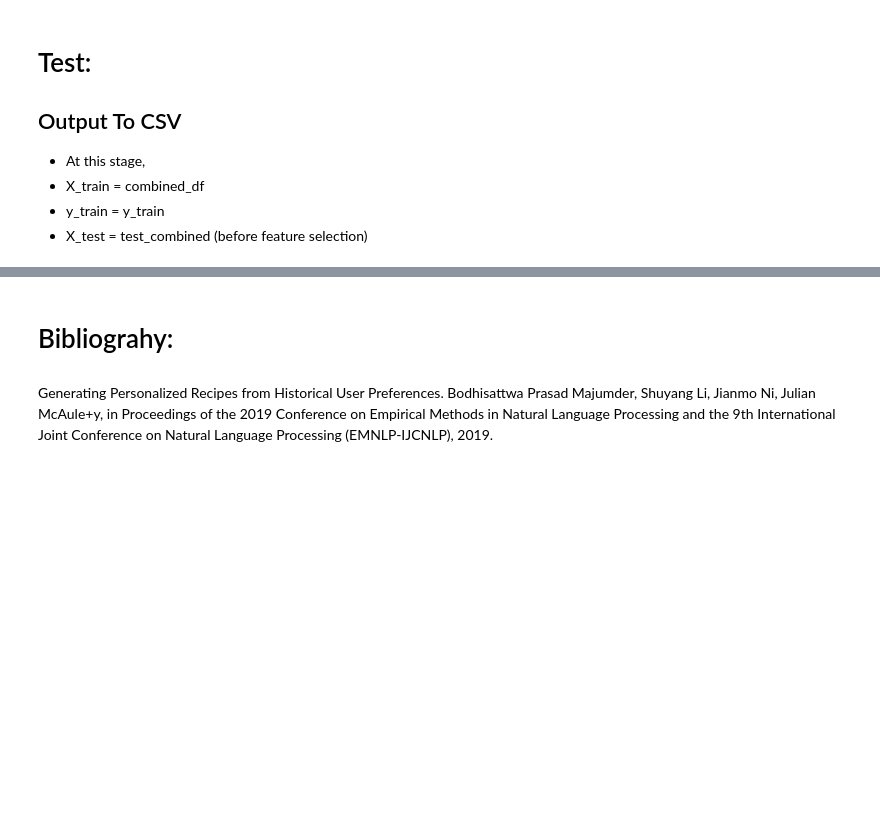
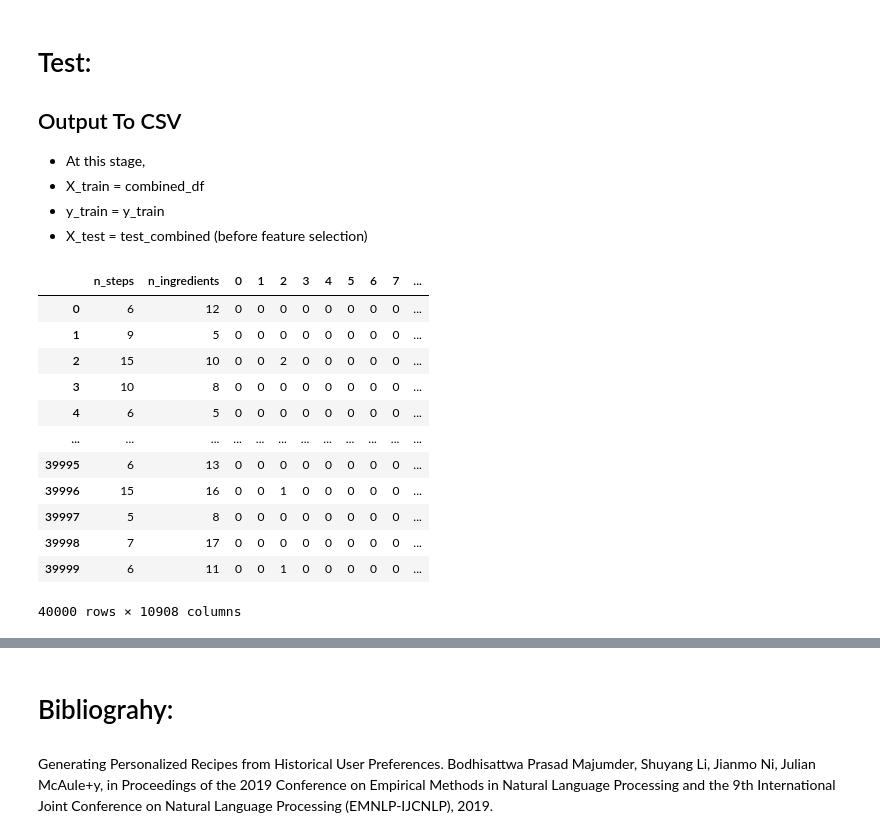
Before and after one commit to lich2000117/Cooking_Time_Estimate, a Jupyter notebook: ass2.ipynb, the cells around one changed output, grey strips where cells are left out. Cells and saved outputs as stored; diff of their text form; code cells hidden in the pictures; blank space fills up the shorter version.

```diff
--- a/ass2.ipynb
+++ b/ass2.ipynb
@@ -460,7 +460,7 @@ y_train = whole_data["duration_label"]
 ##### Use MI To PreProcess the Data
 
 # Feature Selection to reduce size
-mi_pre = SelectKBest(mutual_info_classif,k=2000)  # top k good features
+mi_pre = SelectKBest(mutual_info_classif,k=4000)  # top k good features
 
 # Read Data and convert to dataframe
 step = scipy.sparse.load_npz("data/train_steps_vec.npz")
@@ -468,9 +468,10 @@ step = mi_pre.fit_transform(step,y_train)   # Feature Selection to reduce size
 test_step = mi_pre.transform(test_step)
 
 # ingr data
+ingr_selector = SelectKBest(mutual_info_classif,k="all")
 ingr = scipy.sparse.load_npz("data/train_ingr_vec.npz")
-ingr = mi_pre.fit_transform(ingr,y_train)   # Feature Selection to reduce size
-test_ingr = mi_pre.transform(test_ingr)
+ingr = ingr_selector.fit_transform(ingr,y_train)   # Feature Selection to reduce size
+test_ingr = ingr_selector.transform(test_ingr)
 
 # name data
 name = scipy.sparse.load_npz("data/train_name_vec.npz")
@@ -621,2 +598,20 @@ test_combined = pd.concat([test_nstep,test_ningr,test_combined_vec_df], axis=1)
+# %%
+# Reinitialize Test file
+clf = MLPClassifier(max_iter=2000, **best_params)
+clf.fit(combined_df, y_train)
+# %% [output]
+|  | n_steps | n_ingredients | 0 | 1 | 2 | 3 | 4 | 5 | 6 | 7 | ... |
+| 0 | 6 | 12 | 0 | 0 | 0 | 0 | 0 | 0 | 0 | 0 | ... |
+| 1 | 9 | 5 | 0 | 0 | 0 | 0 | 0 | 0 | 0 | 0 | ... |
+| 2 | 15 | 10 | 0 | 0 | 2 | 0 | 0 | 0 | 0 | 0 | ... |
+| 3 | 10 | 8 | 0 | 0 | 0 | 0 | 0 | 0 | 0 | 0 | ... |
+| 4 | 6 | 5 | 0 | 0 | 0 | 0 | 0 | 0 | 0 | 0 | ... |
+| ... | ... | ... | ... | ... | ... | ... | ... | ... | ... | ... | ... |
+| 39995 | 6 | 13 | 0 | 0 | 0 | 0 | 0 | 0 | 0 | 0 | ... |
+| 39996 | 15 | 16 | 0 | 0 | 1 | 0 | 0 | 0 | 0 | 0 | ... |
+| 39997 | 5 | 8 | 0 | 0 | 0 | 0 | 0 | 0 | 0 | 0 | ... |
+| 39998 | 7 | 17 | 0 | 0 | 0 | 0 | 0 | 0 | 0 | 0 | ... |
+| 39999 | 6 | 11 | 0 | 0 | 1 | 0 | 0 | 0 | 0 | 0 | ... |
+40000 rows × 10908 columns
 # %%
 # Select Model to Use
```
Also changed, not shown: parts of 5 cells of this notebook, 1 other file.
